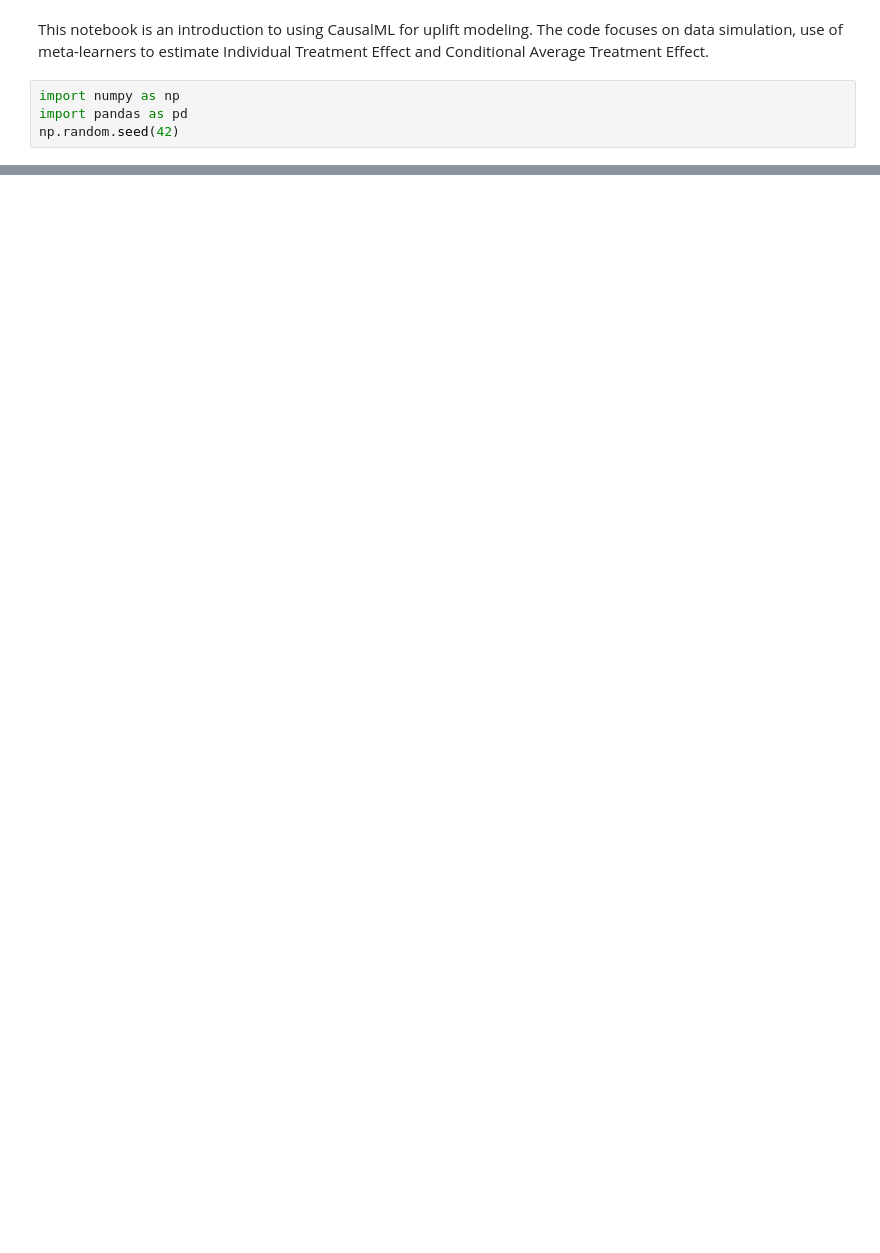
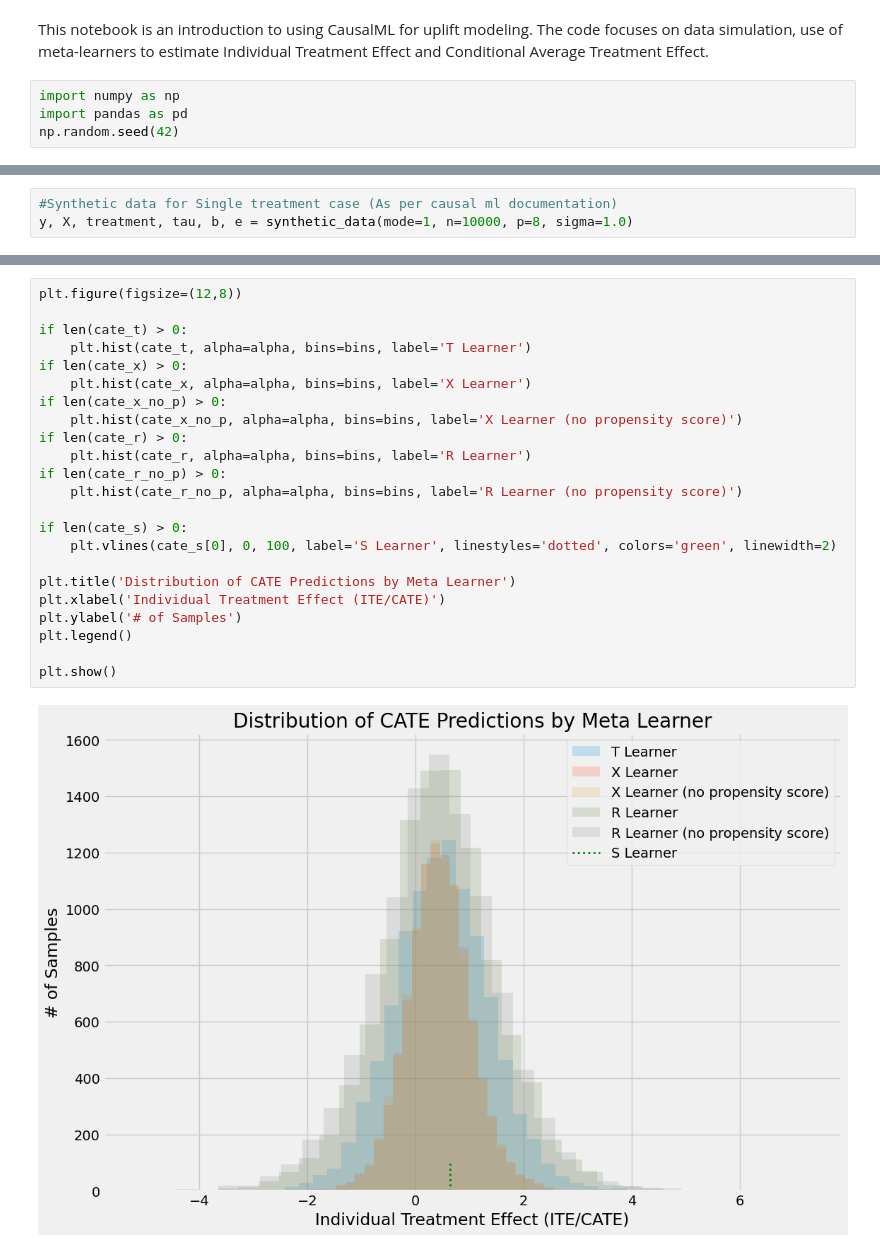
Before and after one commit to LoombaSetu/ACLU-Uplift, a Jupyter notebook: aclu-uplift.ipynb, the cells around one changed output, grey strips where cells are left out. Drawn from its saved outputs; the diff is of its cells as text; blank space fills up the shorter version.

```diff
--- a/aclu-uplift.ipynb
+++ b/aclu-uplift.ipynb
@@ -33,0 +66,3 @@ synthetic_data_manual.head()
+# %%
+#Synthetic data for Single treatment case (As per causal ml documentation)
+y, X, treatment, tau, b, e = synthetic_data(mode=1, n=10000, p=8, sigma=1.0)
@@ -33,0 +333,25 @@ synthetic_data_manual.head()
+# %%
+plt.figure(figsize=(12,8))
+
+if len(cate_t) > 0:
+    plt.hist(cate_t, alpha=alpha, bins=bins, label='T Learner')
+if len(cate_x) > 0:
+    plt.hist(cate_x, alpha=alpha, bins=bins, label='X Learner')
+if len(cate_x_no_p) > 0:
+    plt.hist(cate_x_no_p, alpha=alpha, bins=bins, label='X Learner (no propensity score)')
+if len(cate_r) > 0:
+    plt.hist(cate_r, alpha=alpha, bins=bins, label='R Learner')
+if len(cate_r_no_p) > 0:
+    plt.hist(cate_r_no_p, alpha=alpha, bins=bins, label='R Learner (no propensity score)')
+
+if len(cate_s) > 0:
+    plt.vlines(cate_s[0], 0, 100, label='S Learner', linestyles='dotted', colors='green', linewidth=2)
+
+plt.title('Distribution of CATE Predictions by Meta Learner')
+plt.xlabel('Individual Treatment Effect (ITE/CATE)')
+plt.ylabel('# of Samples')
+plt.legend()
+
+plt.show()
+# %% [output]
+[figure, added]
```
Also changed, not shown: parts of 34 cells of this notebook, 1 other file.
